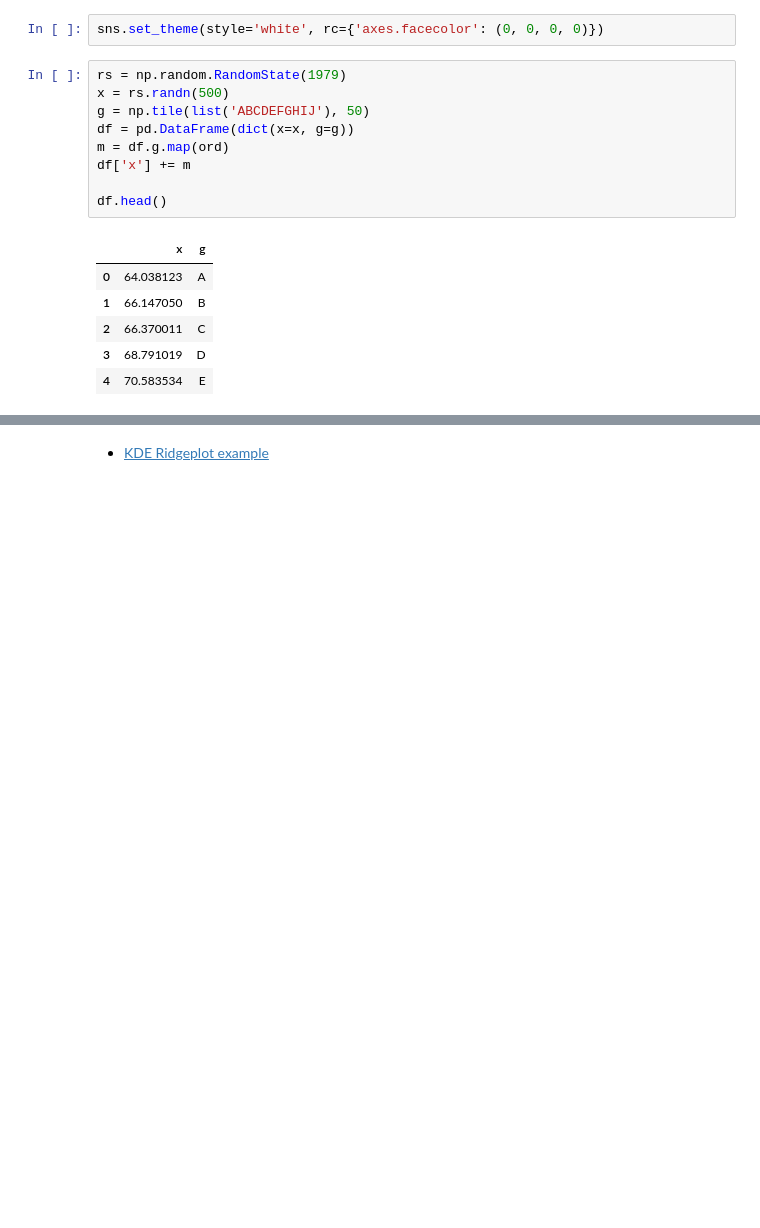
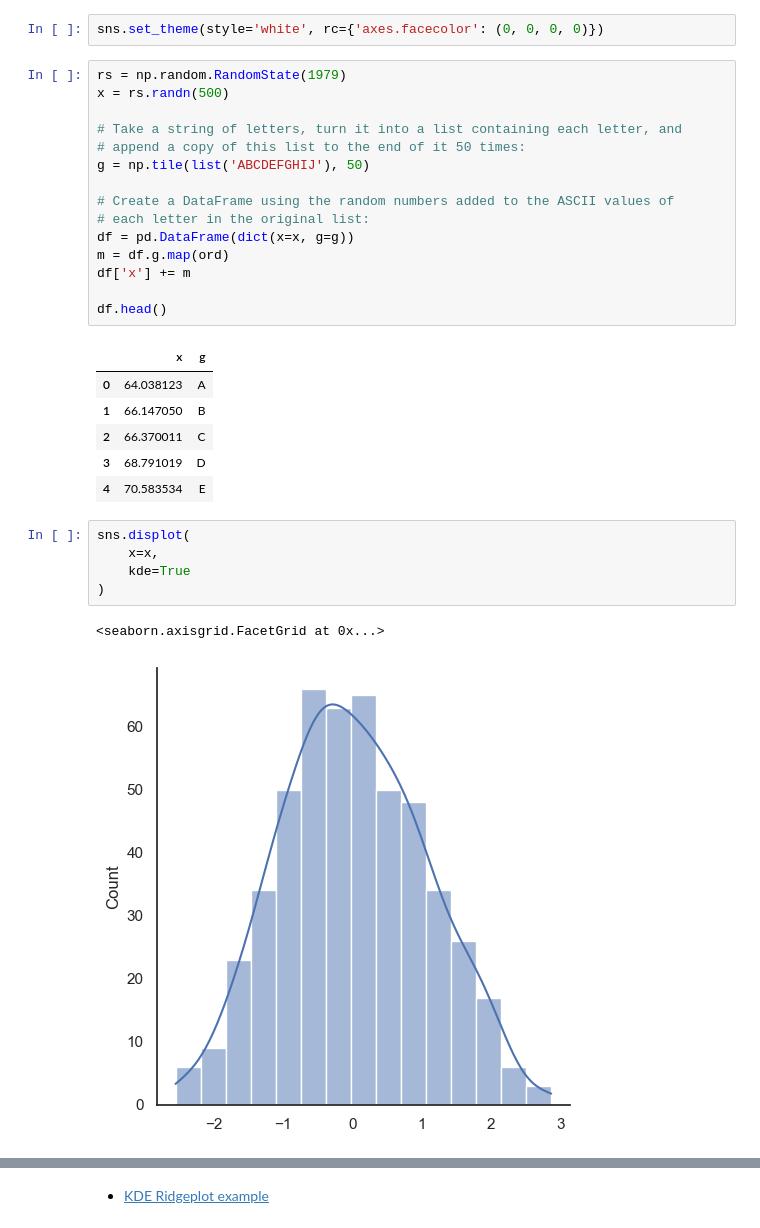
Before and after one commit to jkantorow/nucommlab-datavis-workshop, a Jupyter notebook: seaborn-examples/kde_ridgeplot.ipynb, the cells around one changed output, grey strips where cells are left out. Cells and saved outputs as stored; diff of their text form; blank space fills up the shorter version.

Commit message:
got the rest of the code filled out | trying to figure out what each line changes in the resulting plot

```diff
--- a/seaborn-examples/kde_ridgeplot.ipynb
+++ b/seaborn-examples/kde_ridgeplot.ipynb
@@ -8,7 +10,13 @@ sns.set_theme(style='white', rc={'axes.facecolor': (0, 0, 0, 0)})
 # %%
 rs = np.random.RandomState(1979)
 x = rs.randn(500)
+
+# Take a string of letters, turn it into a list containing each letter, and
+# append a copy of this list to the end of it 50 times:
 g = np.tile(list('ABCDEFGHIJ'), 50)
+
+# Create a DataFrame using the random numbers added to the ASCII values of
+# each letter in the original list:
 df = pd.DataFrame(dict(x=x, g=g))
 m = df.g.map(ord)
 df['x'] += m
@@ -21,3 +29,11 @@ df.head()
 | 2 | 66.370011 | C |
 | 3 | 68.791019 | D |
 | 4 | 70.583534 | E |
+# %%
+sns.displot(
+    x=x,
+    kde=True
+)
+# %% [output]
+<seaborn.axisgrid.FacetGrid at 0x...>
+[figure, added]
```
Also changed, not shown: parts of 3 cells of this notebook.
